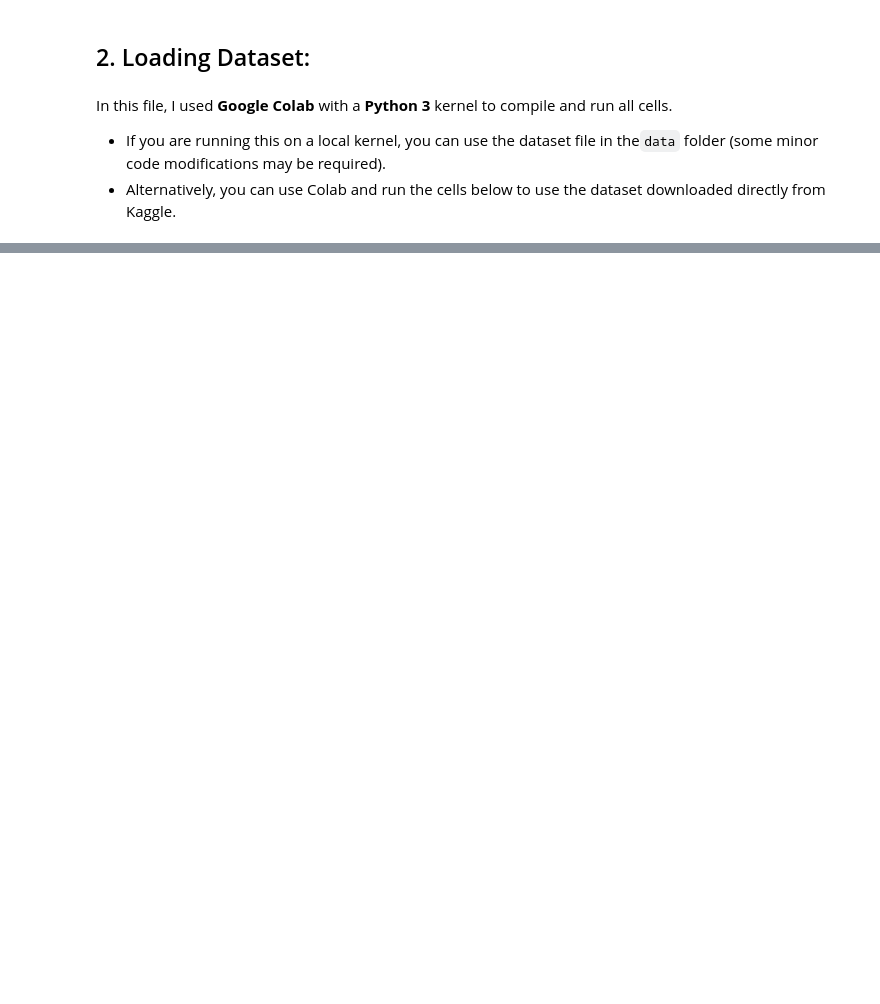
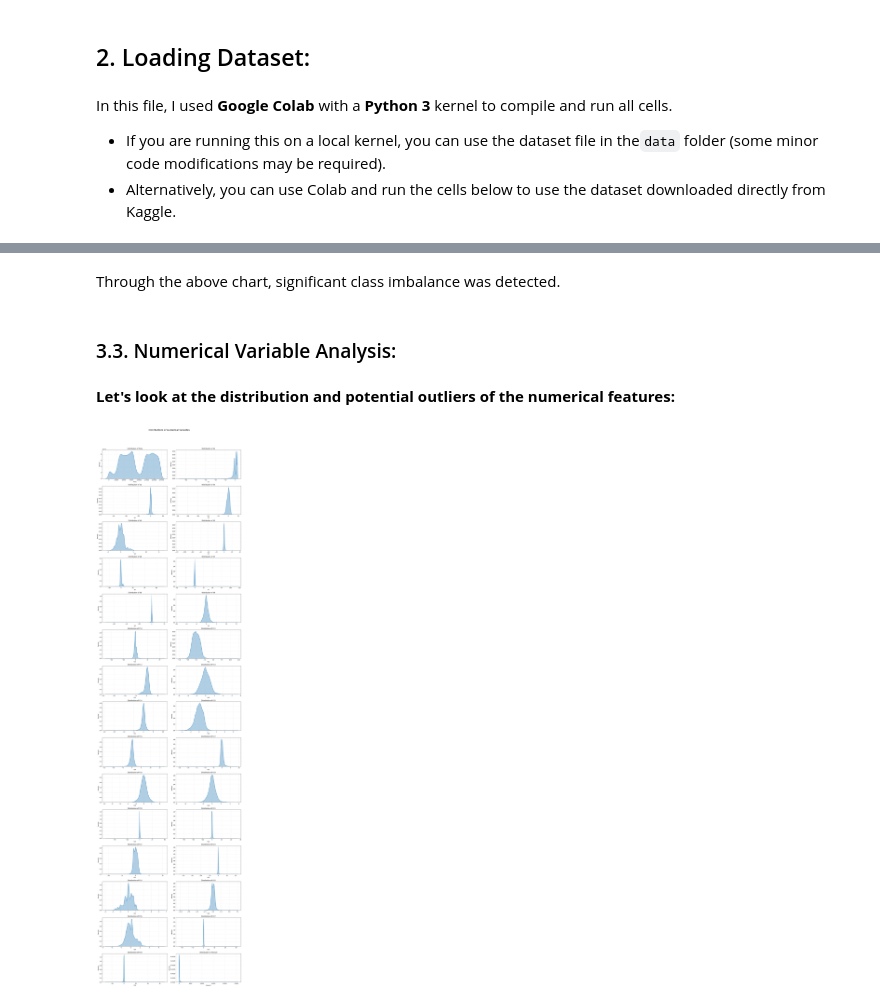
Before and after one commit to trhkimngan22/Credit-Card-Fraud-Detection, a Jupyter notebook: notebooks/eda.ipynb, the cells around one changed output, grey strips where cells are left out. Saved outputs shown, nothing was run; the diff lists cells and outputs as text; code cells hidden in the pictures; blank space fills up the shorter version.

```diff
--- a/notebooks/eda.ipynb
+++ b/notebooks/eda.ipynb
@@ -35,0 +120,31 @@ df.head()
+# %% [markdown]
+Through the above chart, significant class imbalance was detected.
+# %% [markdown]
+### 3.3. Numerical Variable Analysis:
+# %% [markdown]
+**Let's look at the distribution and potential outliers of the numerical features:**
+# %%
+numeric_cols = df.columns.drop('Class')
+n = len(numeric_cols)
+ncols = 2
+nrows = math.ceil(n / ncols)
+
+fig, axes = plt.subplots(nrows, ncols, figsize=(16, 1 + 4.0*nrows))
+axes = axes.flatten() if n > 1 else [axes]
+
+for idx, col in enumerate(numeric_cols):
+    ax = axes[idx]
+    s = df[col].dropna()
+    sns.kdeplot(s, fill=True, alpha=0.35, linewidth=1.5, ax=ax)
+    ax.set_title(f"Distribution of {col}")
+    ax.set_ylabel("Density")
+    ax.grid(True, alpha=0.2)
+
+for j in range(n, nrows*ncols):
+    axes[j].set_visible(False)
+
+plt.suptitle("Distributions of numerical variables", fontsize=18, y=0.995)
+plt.tight_layout(rect=[0, 0, 1, 0.97])
+plt.show()
+# %% [output]
+[figure, added]
```
Also changed, not shown: parts of 30 cells of this notebook, 1 other file.
